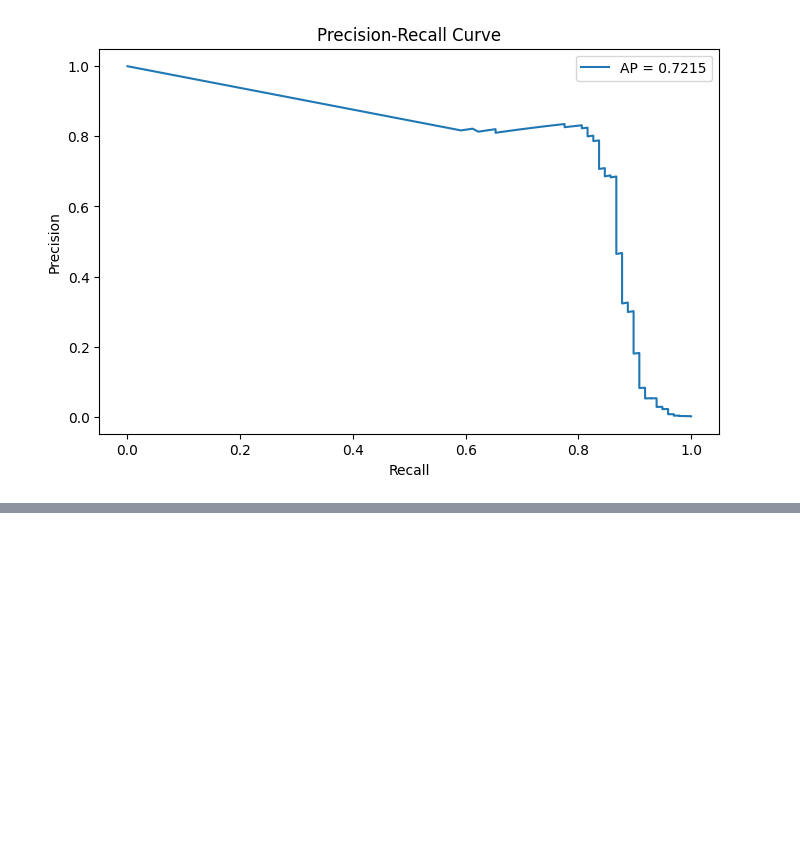
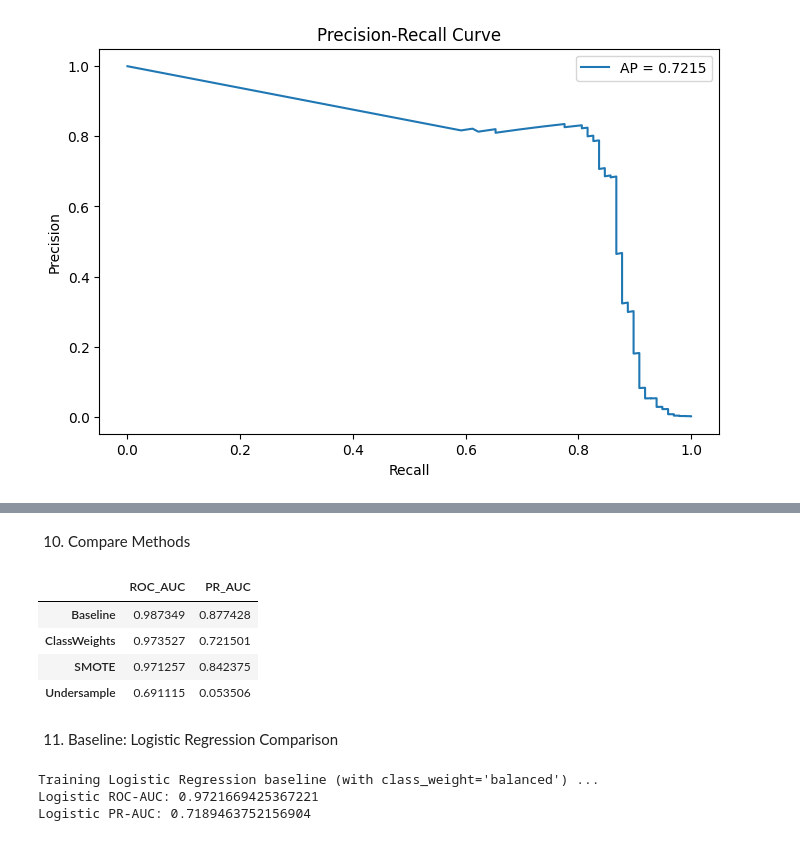
Before and after one commit to dinraj910/Credit-Card-Fraud-Detection-ANN, a Jupyter notebook: notebook/fraud_detection.ipynb, the cells around one changed output, grey strips where cells are left out. Saved outputs shown, nothing was run; the diff lists cells and outputs as text; code cells hidden in the pictures; blank space fills up the shorter version.

```diff
--- a/notebook/fraud_detection.ipynb
+++ b/notebook/fraud_detection.ipynb
@@ -337,0 +412,36 @@ PR-AUC (Average Precision): 0.7215
+# %% [markdown]
+10. Compare Methods
+# %%
+# Compare basic metrics (ROC-AUC and AP) computed earlier. We can compute directly:
+from sklearn.metrics import roc_auc_score, average_precision_score
+
+results = {
+    "Baseline": (roc_auc_score(y_test, y_proba_base), average_precision_score(y_test, y_proba_base)),
+    "ClassWeights": (roc_auc_score(y_test, y_proba_cw), average_precision_score(y_test, y_proba_cw)),
+    "SMOTE": (roc_auc_score(y_test, y_proba_sm), average_precision_score(y_test, y_proba_sm)),
+    "Undersample": (roc_auc_score(y_test, y_proba_rus), average_precision_score(y_test, y_proba_rus))
+}
+
+res_df = pd.DataFrame.from_dict(results, orient='index', columns=['ROC_AUC','PR_AUC'])
+res_df
+# %% [output]
+|  | ROC_AUC | PR_AUC |
+| Baseline | 0.987349 | 0.877428 |
+| ClassWeights | 0.973527 | 0.721501 |
+| SMOTE | 0.971257 | 0.842375 |
+| Undersample | 0.691115 | 0.053506 |
+# %% [markdown]
+11. Baseline: Logistic Regression Comparison
+# %%
+# Small logistic regression baseline (use scaled features X_train/X_test)
+print("Training Logistic Regression baseline (with class_weight='balanced') ...")
+lr = LogisticRegression(max_iter=1000, class_weight='balanced', random_state=SEED)
+lr.fit(x_train, y_train)
+lr_proba = lr.predict_proba(x_test)[:,1]
+
+print("Logistic ROC-AUC:", roc_auc_score(y_test, lr_proba))
+print("Logistic PR-AUC:", average_precision_score(y_test, lr_proba))
+# %% [output]
+Training Logistic Regression baseline (with class_weight='balanced') ...
+Logistic ROC-AUC: 0.9721669425367221
+Logistic PR-AUC: 0.7189463752156904
```
Also changed, not shown: parts of 4 cells of this notebook, 1 other file.
